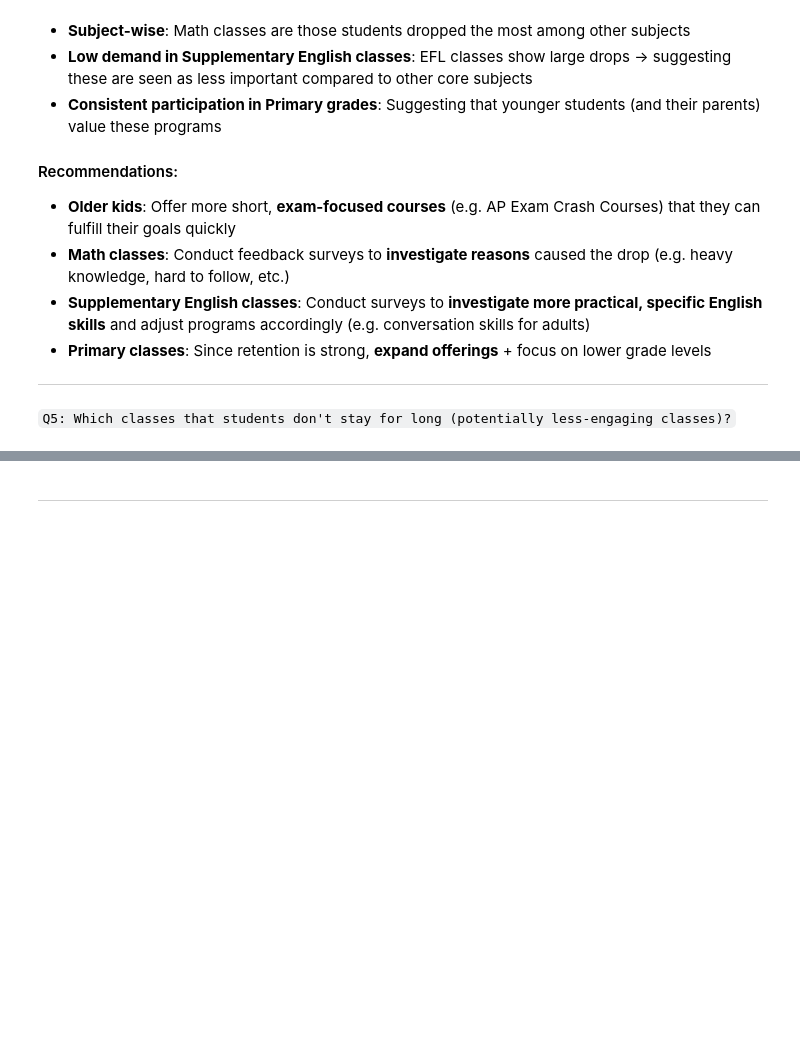
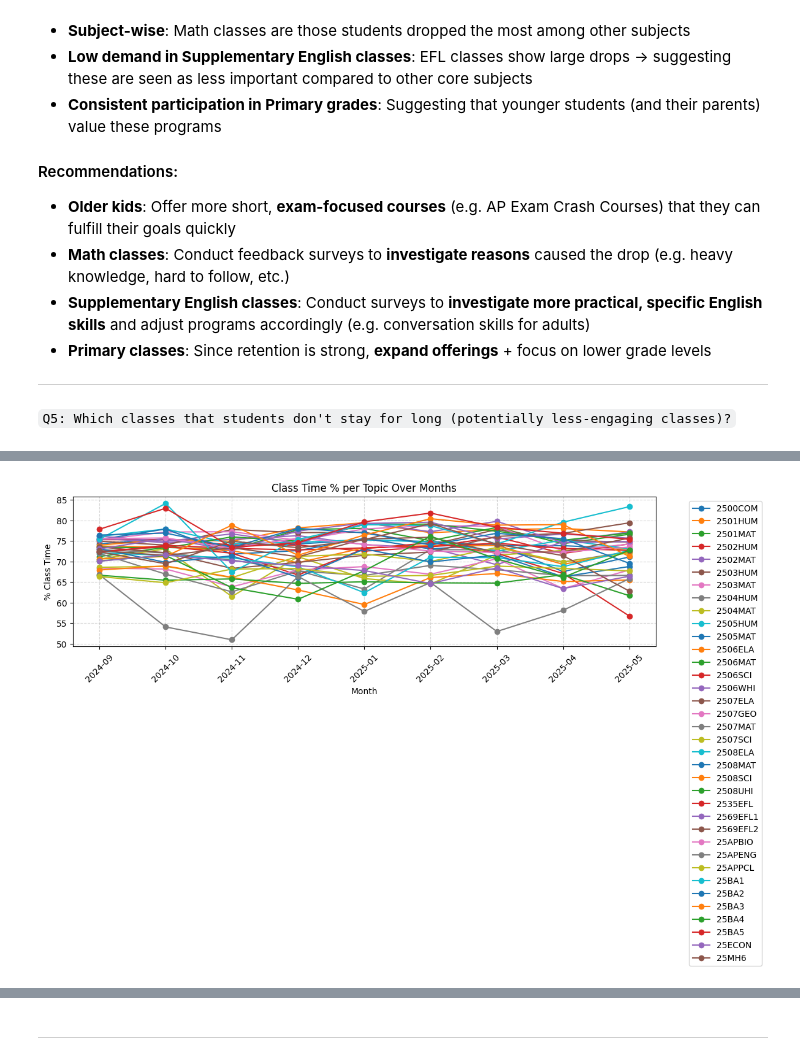
Before and after one commit to tthvan/Customer-Retention-Analysis, a Jupyter notebook: cleanin.ipynb, the cells around one changed output, grey strips where cells are left out. Drawn from its saved outputs; the diff is of its cells as text; code cells hidden in the pictures; blank space fills up the shorter version.

```diff
--- a/cleanin.ipynb
+++ b/cleanin.ipynb
@@ -1052,0 +1030,23 @@ pivot_months_duration.tail()
+# %%
+import matplotlib.pyplot as plt
+
+plt.figure(figsize=(12,6))
+
+for col in pivot_months_duration.columns[1:]:  # skip 'month'
+    plt.plot(
+        pivot_months_duration['month'].astype(str),  # x-axis as string
+        pivot_months_duration[col],
+        marker='o',
+        label=col
+    )
+
+plt.title('Class Time % per Topic Over Months')
+plt.xlabel('Month')
+plt.ylabel('% Class Time')
+plt.xticks(rotation=45)
+plt.legend(bbox_to_anchor=(1.05, 1), loc='upper left')  # put legend outside
+plt.grid(True, linestyle='--', alpha=0.5)
+plt.tight_layout()
+plt.show()
+# %% [output]
+[figure, added]
```
Also changed, not shown: parts of 10 cells of this notebook.
